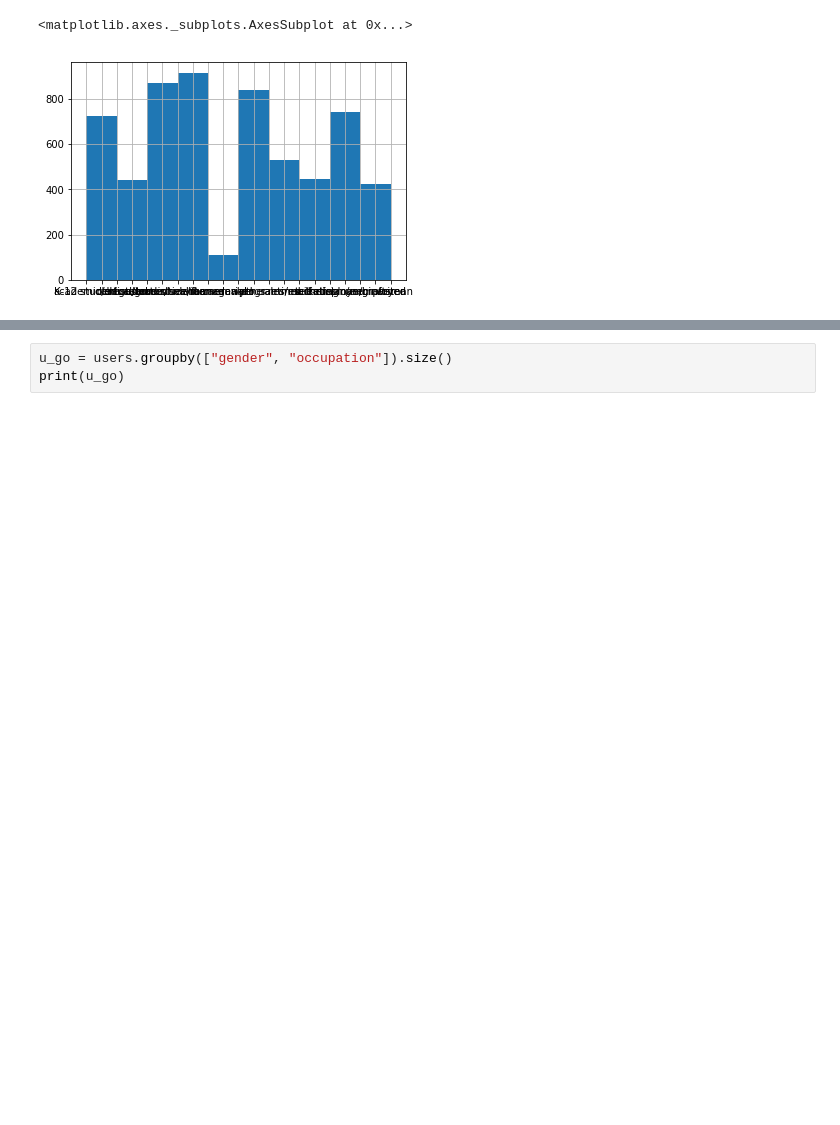
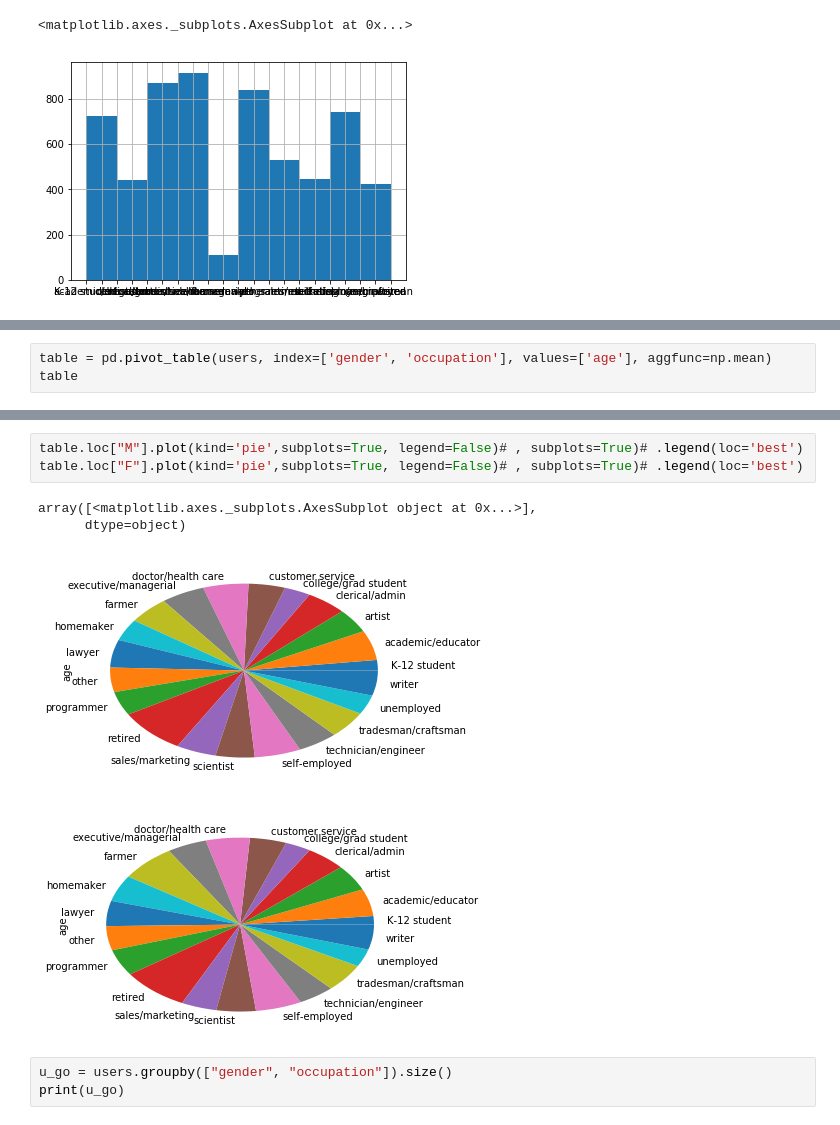
Before and after one commit to nicolagennaro/pussy-project, a Jupyter notebook: Users.ipynb, the cells around one changed output, grey strips where cells are left out. Drawn from its saved outputs; the diff is of its cells as text; blank space fills up the shorter version.

```diff
--- a/Users.ipynb
+++ b/Users.ipynb
@@ -335,0 +414,3 @@ users["occupation"].hist()
+# %%
+table = pd.pivot_table(users, index=['gender', 'occupation'], values=['age'], aggfunc=np.mean)
+table
@@ -336,3 +458,11 @@ users["occupation"].hist()
+# %%
+table.loc["M"].plot(kind='pie',subplots=True, legend=False)# , subplots=True)# .legend(loc='best')
+table.loc["F"].plot(kind='pie',subplots=True, legend=False)# , subplots=True)# .legend(loc='best')
+# %% [output]
+array([<matplotlib.axes._subplots.AxesSubplot object at 0x...>],
+      dtype=object)
+[figure, added]
+[figure, added]
 # %%
 u_go = users.groupby(["gender", "occupation"]).size()
 print(u_go)
```
Also changed, not shown: parts of 14 cells of this notebook, 2 other files.
